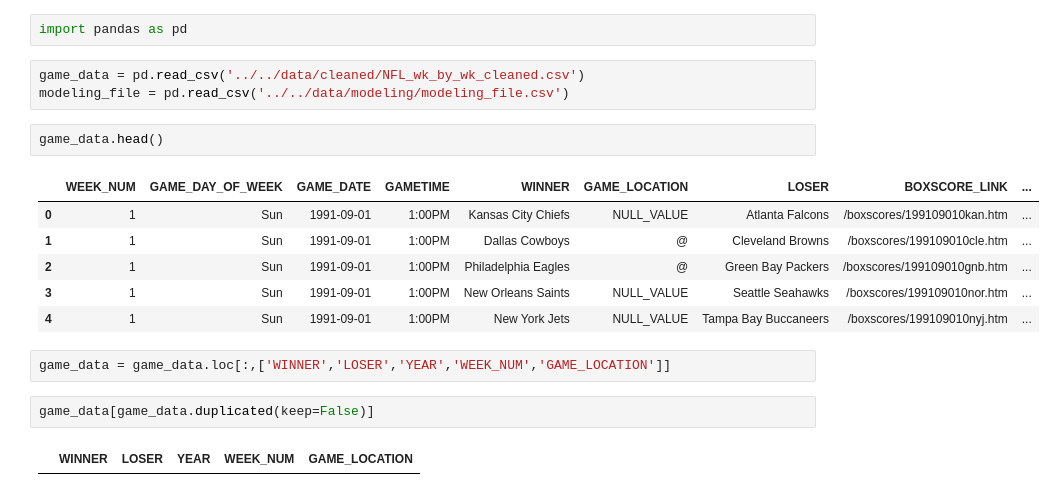
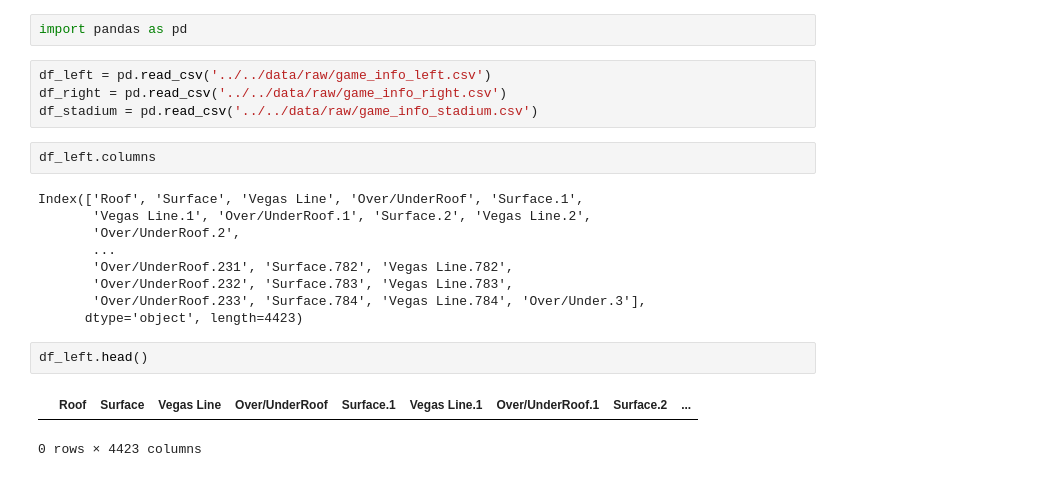
Before and after one commit to W-Thurston/NFL_Predict, a Jupyter notebook: notebooks/exploratory/junk_tester_file.ipynb, the cells around one changed output. Saved outputs shown, nothing was run; the diff lists cells and outputs as text.

Commit message:
Initial GAME_INFO scrape and clean

```diff
--- a/notebooks/exploratory/junk_tester_file.ipynb
+++ b/notebooks/exploratory/junk_tester_file.ipynb
@@ -1,20 +15,22 @@
 # %%
 import pandas as pd
 # %%
-game_data = pd.read_csv('../../data/cleaned/NFL_wk_by_wk_cleaned.csv')
-modeling_file = pd.read_csv('../../data/modeling/modeling_file.csv')
+df_left = pd.read_csv('../../data/raw/game_info_left.csv')
+df_right = pd.read_csv('../../data/raw/game_info_right.csv')
+df_stadium = pd.read_csv('../../data/raw/game_info_stadium.csv')
+# %%
+df_left.columns
+# %% [output]
+Index(['Roof', 'Surface', 'Vegas Line', 'Over/UnderRoof', 'Surface.1',
+       'Vegas Line.1', 'Over/UnderRoof.1', 'Surface.2', 'Vegas Line.2',
+       'Over/UnderRoof.2',
+       ...
+       'Over/UnderRoof.231', 'Surface.782', 'Vegas Line.782',
+       'Over/UnderRoof.232', 'Surface.783', 'Vegas Line.783',
+       'Over/UnderRoof.233', 'Surface.784', 'Vegas Line.784', 'Over/Under.3'],
+      dtype='object', length=4423)
 # %%
-game_data.head()
+df_left.head()
 # %% [output]
-|  | WEEK_NUM | GAME_DAY_OF_WEEK | GAME_DATE | GAMETIME | WINNER | GAME_LOCATION | LOSER | BOXSCORE_LINK | ... |
-| 0 | 1 | Sun | 1991-09-01 | 1:00PM | Kansas City Chiefs | NULL_VALUE | Atlanta Falcons | /boxscores/199109010kan.htm | ... |
-| 1 | 1 | Sun | 1991-09-01 | 1:00PM | Dallas Cowboys | @ | Cleveland Browns | /boxscores/199109010cle.htm | ... |
-| 2 | 1 | Sun | 1991-09-01 | 1:00PM | Philadelphia Eagles | @ | Green Bay Packers | /boxscores/199109010gnb.htm | ... |
-| 3 | 1 | Sun | 1991-09-01 | 1:00PM | New Orleans Saints | NULL_VALUE | Seattle Seahawks | /boxscores/199109010nor.htm | ... |
-| 4 | 1 | Sun | 1991-09-01 | 1:00PM | New York Jets | NULL_VALUE | Tampa Bay Buccaneers | /boxscores/199109010nyj.htm | ... |
+|  | Roof | Surface | Vegas Line | Over/UnderRoof | Surface.1 | Vegas Line.1 | Over/UnderRoof.1 | Surface.2 | ... |
+0 rows × 4423 columns
-# %%
-game_data = game_data.loc[:,['WINNER','LOSER','YEAR','WEEK_NUM','GAME_LOCATION']]
-# %%
-game_data[game_data.duplicated(keep=False)]
-# %% [output]
-|  | WINNER | LOSER | YEAR | WEEK_NUM | GAME_LOCATION |
```
Also changed, not shown: parts of 18 cells of this notebook, 5 other files.
